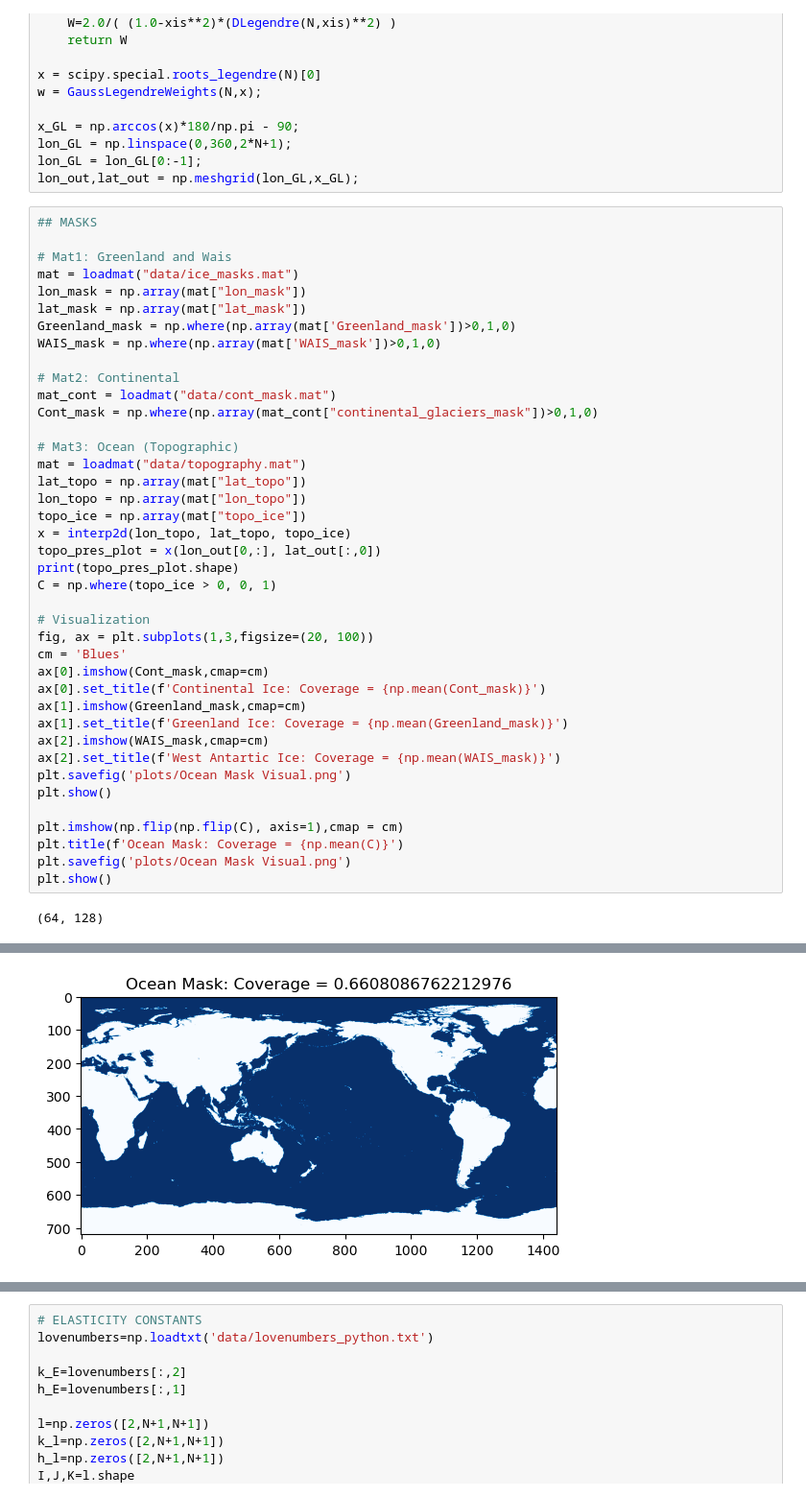
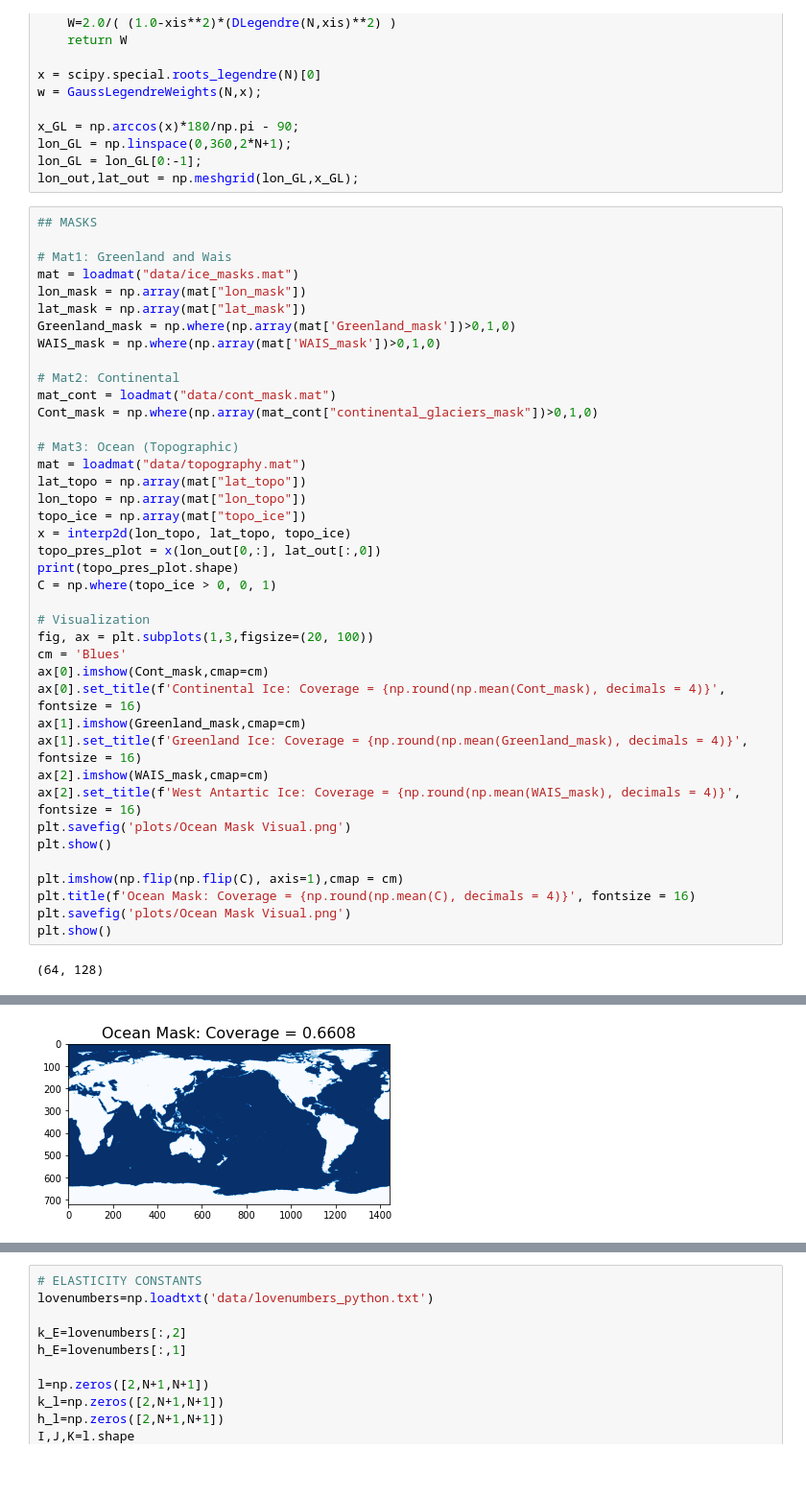
Before and after one commit to nathan99sun/AM-205-Sea-Level-Rise, a Jupyter notebook: SLR_Clean.ipynb, the cells around one changed output, grey strips where cells are left out. Shown at 96% size. Cells and saved outputs as stored; diff of their text form; blank space fills up the shorter version.

```diff
--- a/SLR_Clean.ipynb
+++ b/SLR_Clean.ipynb
@@ -90,16 +92,16 @@ C = np.where(topo_ice > 0, 0, 1)
 fig, ax = plt.subplots(1,3,figsize=(20, 100))
 cm = 'Blues'
 ax[0].imshow(Cont_mask,cmap=cm)
-ax[0].set_title(f'Continental Ice: Coverage = {np.mean(Cont_mask)}')
+ax[0].set_title(f'Continental Ice: Coverage = {np.round(np.mean(Cont_mask), decimals = 4)}', fontsize = 16)
 ax[1].imshow(Greenland_mask,cmap=cm)
-ax[1].set_title(f'Greenland Ice: Coverage = {np.mean(Greenland_mask)}')
+ax[1].set_title(f'Greenland Ice: Coverage = {np.round(np.mean(Greenland_mask), decimals = 4)}', fontsize = 16)
 ax[2].imshow(WAIS_mask,cmap=cm)
-ax[2].set_title(f'West Antartic Ice: Coverage = {np.mean(WAIS_mask)}')
+ax[2].set_title(f'West Antartic Ice: Coverage = {np.round(np.mean(WAIS_mask), decimals = 4)}', fontsize = 16)
 plt.savefig('plots/Ocean Mask Visual.png')
 plt.show()
 
 plt.imshow(np.flip(np.flip(C), axis=1),cmap = cm)
-plt.title(f'Ocean Mask: Coverage = {np.mean(C)}')
+plt.title(f'Ocean Mask: Coverage = {np.round(np.mean(C), decimals = 4)}', fontsize = 16)
 plt.savefig('plots/Ocean Mask Visual.png')
 plt.show()
 # %% [output]
@@ -108 +110 @@ plt.show()
-[figure, old version]
+[figure, new version]
```
Also changed, not shown: parts of 16 cells of this notebook, 15 other files.
